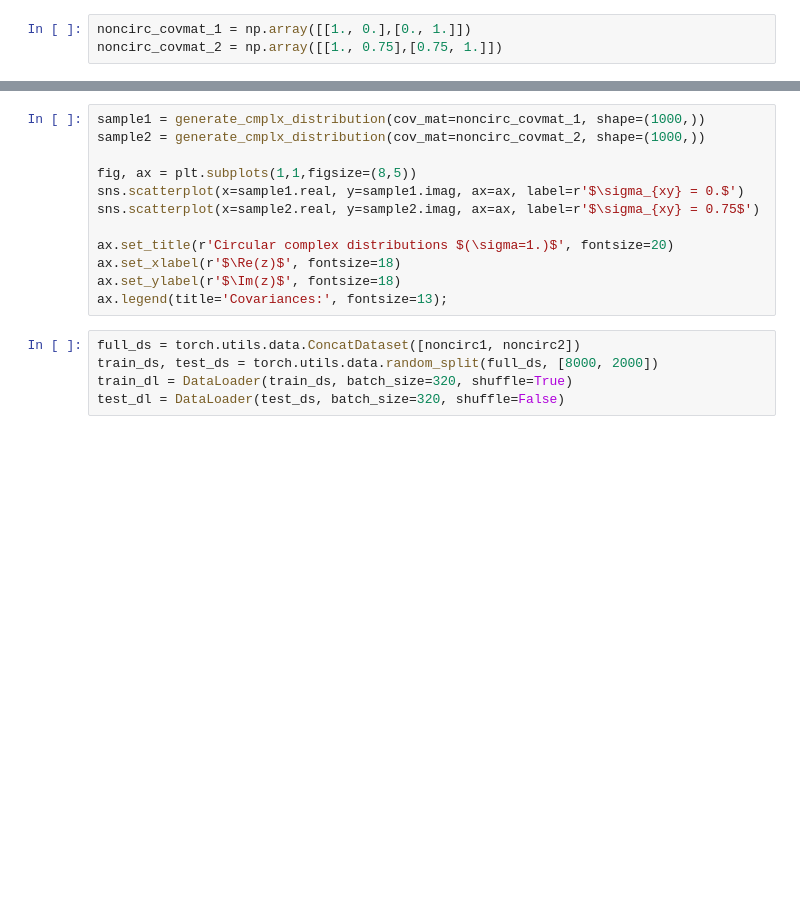
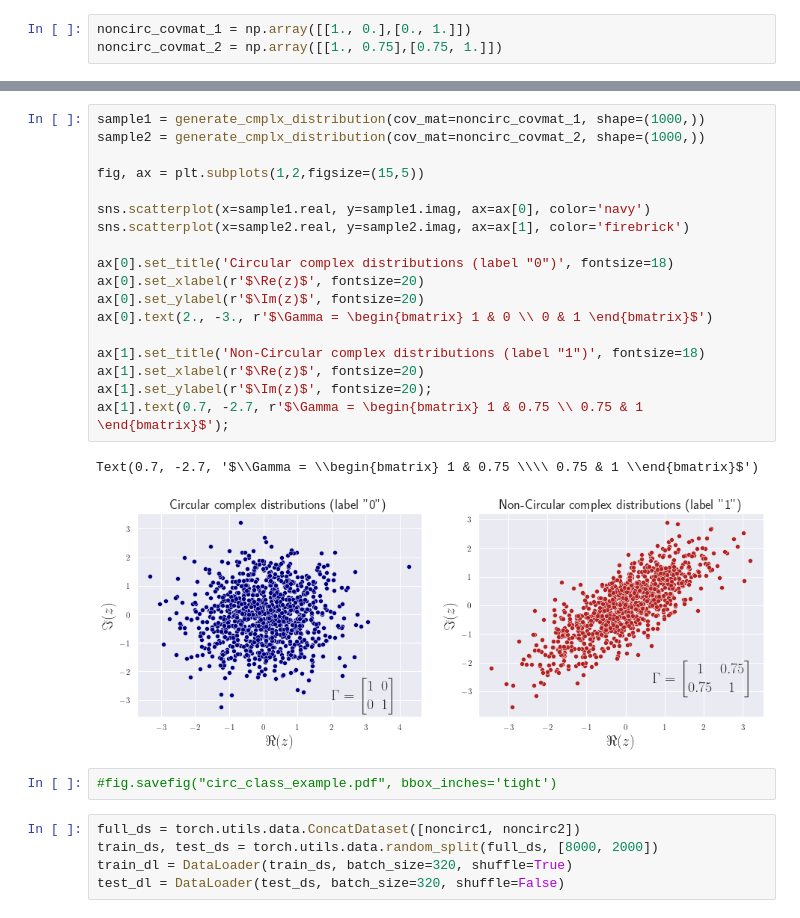
Before and after one commit to MattiaPujatti/complex-valued-deep-learning-for-condition-monitoring, a Jupyter notebook: Circularity_Measures.ipynb, the cells around one changed output, grey strips where cells are left out. Drawn from its saved outputs; the diff is of its cells as text; blank space fills up the shorter version.

```diff
--- a/Circularity_Measures.ipynb
+++ b/Circularity_Measures.ipynb
@@ -306,15 +352,26 @@ print('Correlation coefficient: {:.4f}'.format(noncirc2_rho))
-# %%
-sample1 = generate_cmplx_distribution(cov_mat=noncirc_covmat_1, shape=(1000,))
-sample2 = generate_cmplx_distribution(cov_mat=noncirc_covmat_2, shape=(1000,))
-
-fig, ax = plt.subplots(1,1,figsize=(8,5))
-sns.scatterplot(x=sample1.real, y=sample1.imag, ax=ax, label=r'$\sigma_{xy} = 0.$')
-sns.scatterplot(x=sample2.real, y=sample2.imag, ax=ax, label=r'$\sigma_{xy} = 0.75$')
-
-ax.set_title(r'Circular complex distributions $(\sigma=1.)$', fontsize=20)
-ax.set_xlabel(r'$\Re(z)$', fontsize=18)
-ax.set_ylabel(r'$\Im(z)$', fontsize=18)
-ax.legend(title='Covariances:', fontsize=13);
+# %%
+sample1 = generate_cmplx_distribution(cov_mat=noncirc_covmat_1, shape=(1000,))
+sample2 = generate_cmplx_distribution(cov_mat=noncirc_covmat_2, shape=(1000,))
+
+fig, ax = plt.subplots(1,2,figsize=(15,5))
+
+sns.scatterplot(x=sample1.real, y=sample1.imag, ax=ax[0], color='navy')
+sns.scatterplot(x=sample2.real, y=sample2.imag, ax=ax[1], color='firebrick')
+
+ax[0].set_title('Circular complex distributions (label "0")', fontsize=18)
+ax[0].set_xlabel(r'$\Re(z)$', fontsize=20)
+ax[0].set_ylabel(r'$\Im(z)$', fontsize=20)
+ax[0].text(2., -3., r'$\Gamma = \begin{bmatrix} 1 & 0 \\ 0 & 1 \end{bmatrix}$')
+
+ax[1].set_title('Non-Circular complex distributions (label "1")', fontsize=18)
+ax[1].set_xlabel(r'$\Re(z)$', fontsize=20)
+ax[1].set_ylabel(r'$\Im(z)$', fontsize=20);
+ax[1].text(0.7, -2.7, r'$\Gamma = \begin{bmatrix} 1 & 0.75 \\ 0.75 & 1 \end{bmatrix}$');
+# %% [output]
+Text(0.7, -2.7, '$\\Gamma = \\begin{bmatrix} 1 & 0.75 \\\\ 0.75 & 1 \\end{bmatrix}$')
+[figure, added]
+# %%
+#fig.savefig("circ_class_example.pdf", bbox_inches='tight')
 # %%
 full_ds = torch.utils.data.ConcatDataset([noncirc1, noncirc2])
 train_ds, test_ds = torch.utils.data.random_split(full_ds, [8000, 2000])
```
Also changed, not shown: parts of 19 cells of this notebook, 36 other files.
